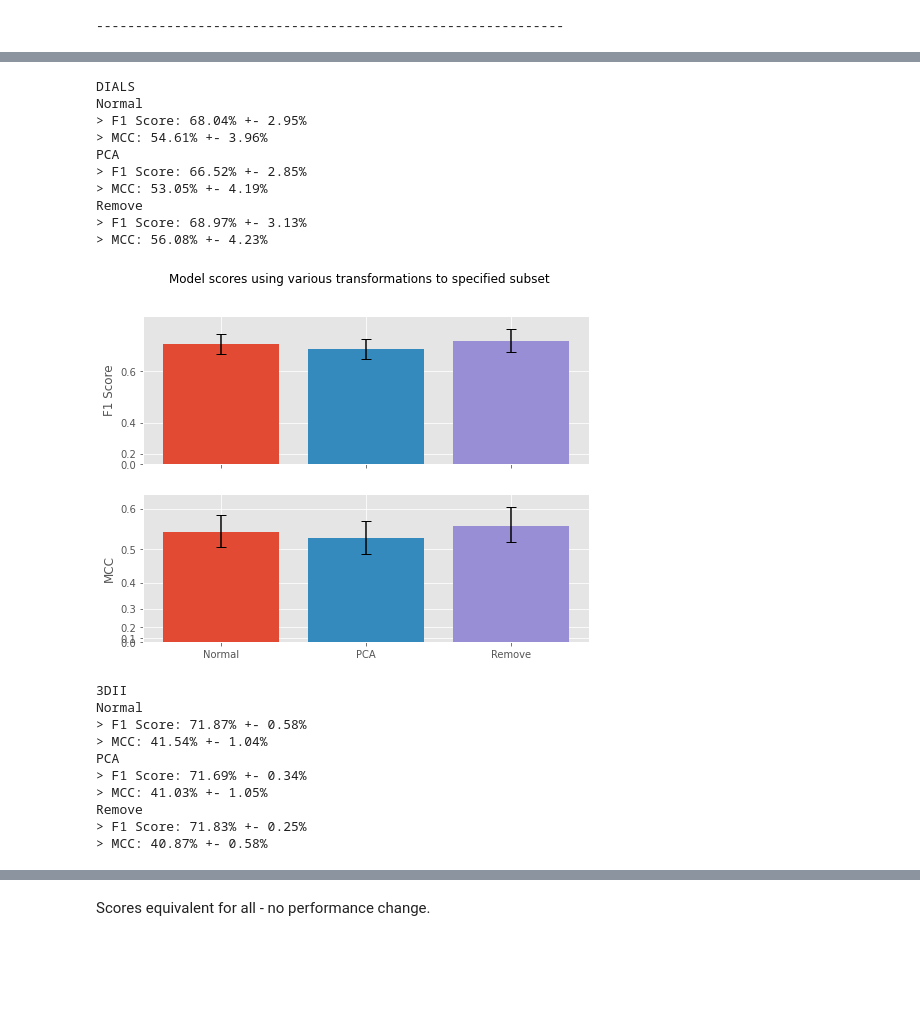
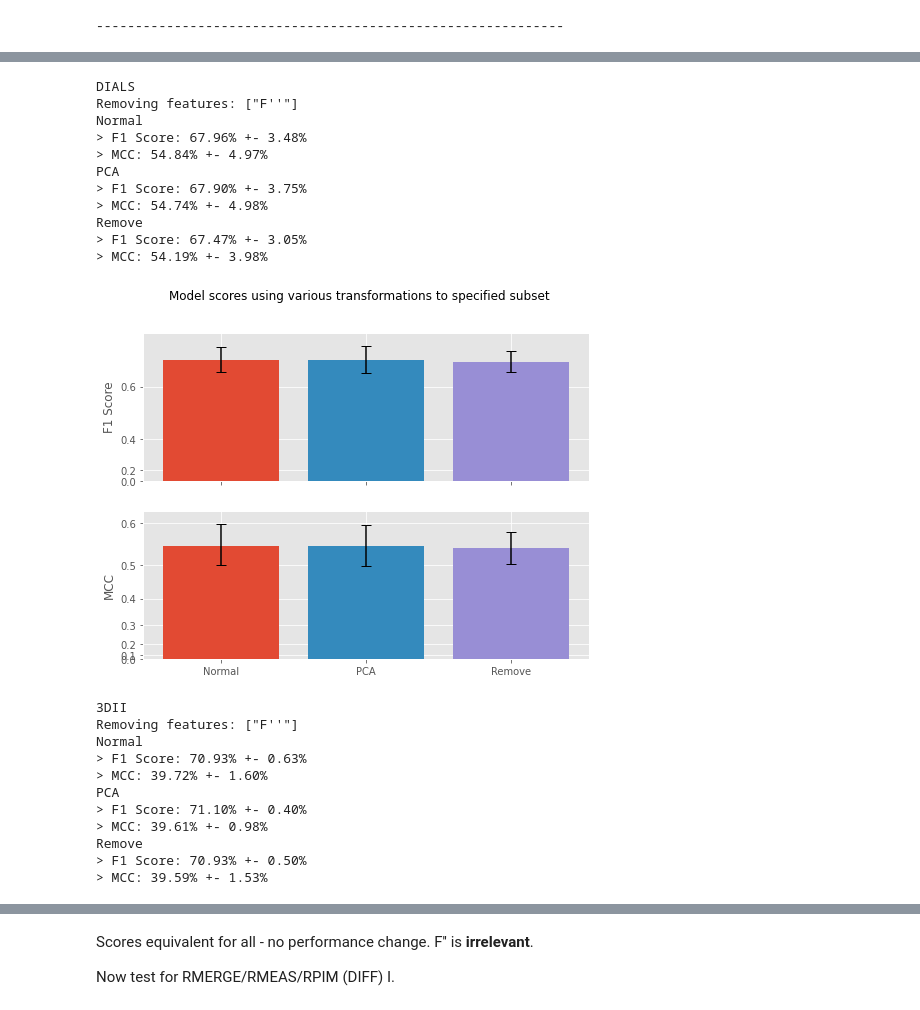
Before and after one commit to Sharkmas6/Diamond_ML, a Jupyter notebook: jupyter/updated/Feature Selection.ipynb, the cells around one changed output, grey strips where cells are left out. Saved outputs shown, nothing was run; the diff lists cells and outputs as text; code cells hidden in the pictures; blank space fills up the shorter version.

```diff
--- a/jupyter/updated/Feature Selection.ipynb
+++ b/jupyter/updated/Feature Selection.ipynb
@@ -117,8 +121,7 @@ def test_normal_pca_remove(estimator, X, y, feat2test, show=True, show_pca=False
     return fig, (ax1, ax2)
 
 
-seed = 1
-n_iter = 5
+seed = 2
 
 for db_kind, datum in data.items():
     print(db_kind.upper())
@@ -133,50 +136,53 @@ for db_kind, datum in data.items():
 
     # get relevant features
     feats2test = ["F''"]
+    print(f"Removing features: {feats2test}")
     x_part = x[feats2test]
     union_part = pd.concat([x_part, y], axis=1)
 
     # plot scatter plot
     #sns.lmplot(data=union_part, x="SHELXC_RPIM", y="SHELXC_RANOM", hue="IS_SUCCESS")
     #plt.show()
 
     # create model
-    n_iter = 1
+    n_iter = 50
     forest = Pipeline([("scaler", StandardScaler()), ("clf", RandomForestClassifier(class_weight="balanced", random_state=seed))])
     forest_params = {"clf__criterion": ["gini", "entropy"],
                      "clf__n_estimators": randint(100, 10000),  # number of trees in forest
                      "clf__max_features": uniform(2/ len(x.columns), 1),  # max number of features when splitting
                      "clf__min_samples_split": randint(2, 20 + 1),  # min samples per node to induce split
                      "clf__max_depth": randint(5, 20 + 1),  # max number of splits to do
                      "clf__min_samples_leaf": randint(1, 10 + 1),  # min number of samples in a leaf; may set to 1 anyway
                      "clf__max_leaf_nodes": randint(10, 20 + 1)}  # max number of leaves}
     forest_search = RandomizedSearchCV(forest, forest_params, n_iter=n_iter, scoring="f1", n_jobs=-1, cv=5, random_state=seed)
 
     # test various features transforms
     fig, (ax1, ax2) = test_normal_pca_remove(forest_search, x, y, feats2test, show=False)
     ax1.set_yscale('function', functions=(lambda a: a**2, lambda a: a**.5))
     ax2.set_yscale('function', functions=(lambda a: a**2, lambda a: a**.5))
 
     plt.show()
 # %% [output]
 DIALS
+Removing features: ["F''"]
 Normal
-> F1 Score: 68.04% +- 2.95%
-> MCC: 54.61% +- 3.96%
+> F1 Score: 67.96% +- 3.48%
+> MCC: 54.84% +- 4.97%
 PCA
-> F1 Score: 66.52% +- 2.85%
-> MCC: 53.05% +- 4.19%
+> F1 Score: 67.90% +- 3.75%
+> MCC: 54.74% +- 4.98%
 Remove
-> F1 Score: 68.97% +- 3.13%
-> MCC: 56.08% +- 4.23%
+> F1 Score: 67.47% +- 3.05%
+> MCC: 54.19% +- 3.98%
-[figure, old version]
+[figure, new version]
 3DII
+Removing features: ["F''"]
 Normal
-> F1 Score: 71.87% +- 0.58%
-> MCC: 41.54% +- 1.04%
+> F1 Score: 70.93% +- 0.63%
+> MCC: 39.72% +- 1.60%
 PCA
-> F1 Score: 71.69% +- 0.34%
-> MCC: 41.03% +- 1.05%
+> F1 Score: 71.10% +- 0.40%
+> MCC: 39.61% +- 0.98%
 Remove
-> F1 Score: 71.83% +- 0.25%
-> MCC: 40.87% +- 0.58%
+> F1 Score: 70.93% +- 0.50%
+> MCC: 39.59% +- 1.53%
@@ -184,5 +190,7 @@ Remove
 # %% [markdown]
-Scores equivalent for all - no performance change.
+Scores equivalent for all - no performance change. F'' is **irrelevant**.
+
+Now test for RMERGE/RMEAS/RPIM (DIFF) I.
 # %%
 for db_kind, datum in data.items():
     print(db_kind.upper())
```
Also changed, not shown: parts of 17 cells of this notebook, 1 other file.
